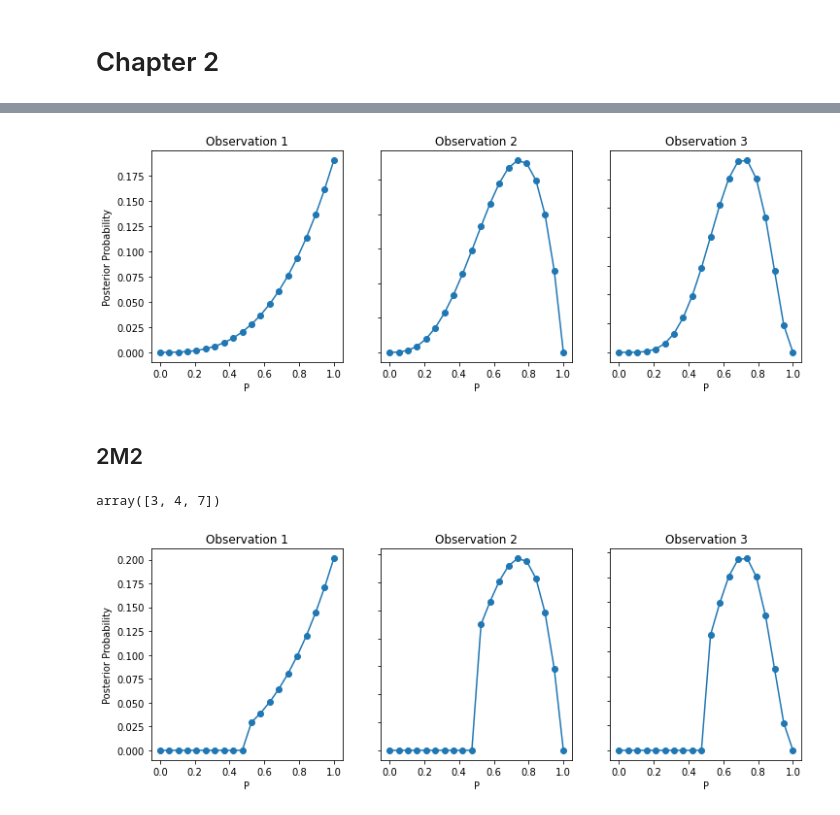
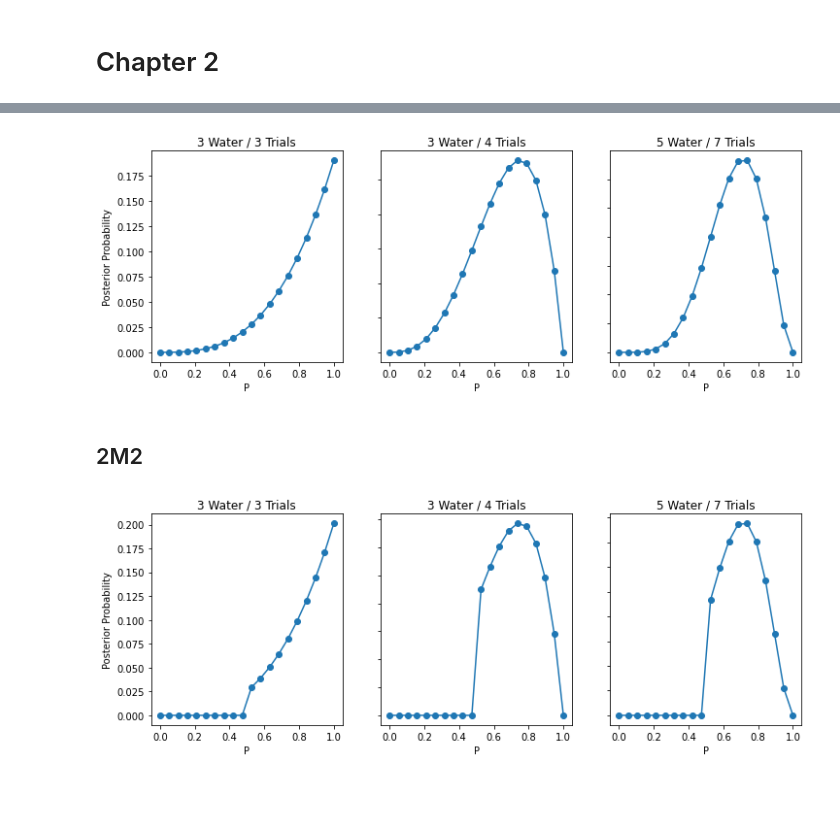
Before and after one commit to mdmanurung/rethinking-pymc, a Jupyter notebook: exercises/chapter_02.ipynb, the cells around one changed output, grey strips where cells are left out. Saved outputs shown, nothing was run; the diff lists cells and outputs as text; code cells hidden in the pictures.

```diff
--- a/exercises/chapter_02.ipynb
+++ b/exercises/chapter_02.ipynb
@@ -13,55 +74,65 @@ np.random.seed(RANDOM_SEED)
 # %%
-# express the above scenarios as the number of waters in each
-W = np.array([3, 3, 5])
-# give the total number of trials
-Total = np.array([3, 4, 7])
+# count the number of waters in each toss
+water = np.array([3, 3, 5])
+
+# total number of trials
+trials = np.array([3, 4, 7])
 # %%
 fig, axs = plt.subplots(1, 3, figsize=(12,4))
 
-for i, j, ax, ix in zip(W, Total, np.ravel(axs), range(3)):
-    p = np.linspace(0, 1, 20)
+for w, t, ax, ix in zip(water, trials, np.ravel(axs), range(3)):
+    # parameter grid
+    p_grid = np.linspace(0, 1, 20)
+
     # compute the likelihood for each value of p, assuming 6 success and 3 fails
-    likelihood = stats.binom.pmf(k=i, n=j, p=p)
-    # prior is step function
+    likelihood = stats.binom.pmf(k=w, n=t, p=p_grid)
+
+    # uniform prior
     prior = 1
+
     # posterior
     post = likelihood * prior
+
     # normalise the posterior
     post = post / np.sum(post)
-    ax.plot(p, post)
-    ax.scatter(p, post)
-    ax.set_title("Observation " + str(ix + 1))
+
+    # plot
+    ax.plot(p_grid, post)
+    ax.scatter(p_grid, post)
+    ax.set_title(f"{w} Water / {t} Trials")
     ax.set(xlabel="P", ylabel="Posterior Probability")
 
 for ax in axs.flat:
     ax.label_outer()
 # %% [output]
-[figure, old version]
+[figure, new version]
 # %% [markdown]
 ## 2M2
-# %%
-https://matplotlib.org/stable/gallery/subplots_axes_and_figures/subplots_demo.html
-# %% [output]
-array([3, 4, 7])
 # %%
 fig, axs = plt.subplots(1, 3, figsize=(12,4))
 
-for i, j, ax, ix in zip(W, Total, np.ravel(axs), range(3)):
-    p = np.linspace(0, 1, 20)
+for w, t, ax, ix in zip(water, trials, np.ravel(axs), range(3)):
+    p_grid = np.linspace(0, 1, 20)
+
     # compute the likelihood for each value of p, assuming 6 success and 3 fails
-    likelihood = stats.binom.pmf(k=i, n=j, p=p)
-    # prior is step function
-    prior = np.heaviside(p - 0.5, 0.5) * 2
+    likelihood = stats.binom.pmf(k=w, n=t, p=p_grid)
+
+    # step function prior
+    prior = (p_grid >= 0.5).astype(int)
+
     # posterior
     post = likelihood * prior
+
     # normalise the posterior
     post = post / np.sum(post)
-    ax.plot(p, post)
-    ax.scatter(p, post)
-    ax.set_title("Observation " + str(ix + 1))
+
+    # plot
+    ax.plot(p_grid, post)
+    ax.scatter(p_grid, post)
+    ax.set_title(f"{w} Water / {t} Trials")
     ax.set(xlabel="P", ylabel="Posterior Probability")
 
 for ax in axs.flat:
     ax.label_outer()
 # %% [output]
-[figure, old version]
+[figure, new version]
```
Also changed, not shown: parts of 20 cells of this notebook.
